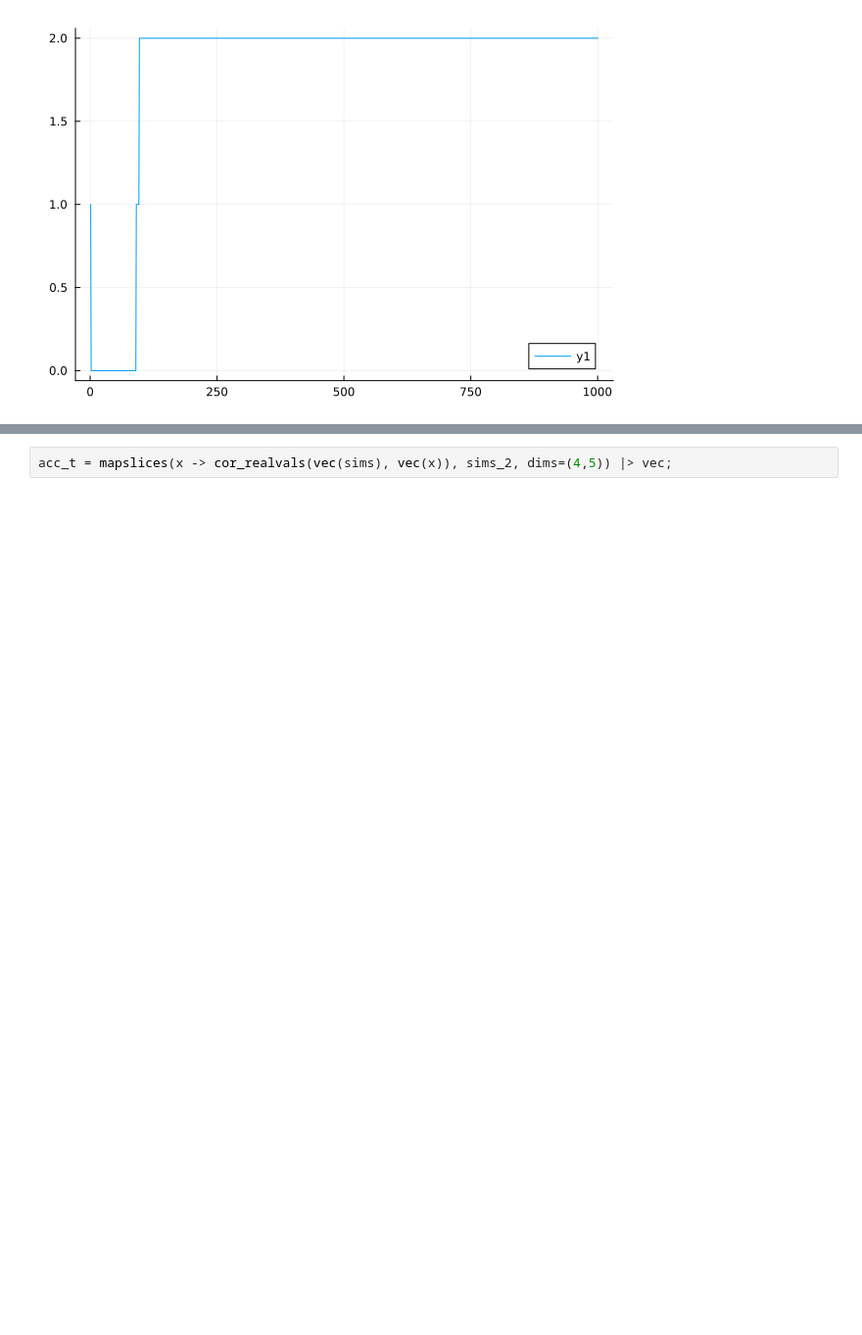
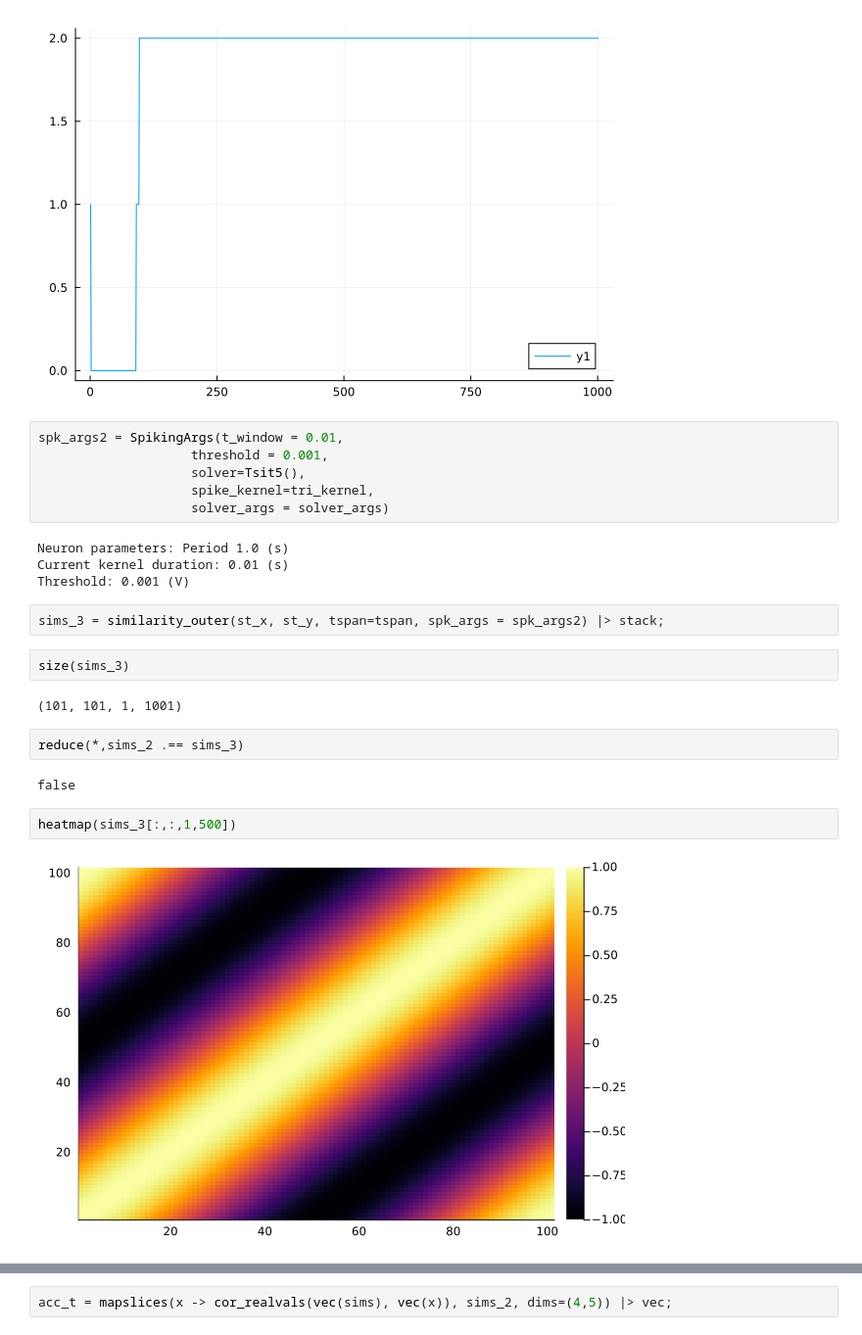
Before and after one commit to wilkieolin/PhasorNetworks.jl, a Jupyter notebook: demos/similarity.ipynb, the cells around one changed output, grey strips where cells are left out. Shown at 98% size. Cells and saved outputs as stored; diff of their text form; blank space fills up the shorter version.

```diff
--- a/demos/similarity.ipynb
+++ b/demos/similarity.ipynb
@@ -133,3 +156,27 @@ spk_chks = mapslices(x -> check_phase(x), sims_2, dims=(4,5)) |> vec
 plot(sum.(spk_chks))
 # %% [output]
 [figure]
+# %%
+spk_args2 = SpikingArgs(t_window = 0.01,
+                    threshold = 0.001,
+                    solver=Tsit5(),
+                    spike_kernel=tri_kernel,
+                    solver_args = solver_args)
+# %% [output]
+Neuron parameters: Period 1.0 (s)
+Current kernel duration: 0.01 (s)
+Threshold: 0.001 (V)
+# %%
+sims_3 = similarity_outer(st_x, st_y, tspan=tspan, spk_args = spk_args2) |> stack;
+# %%
+size(sims_3)
+# %% [output]
+(101, 101, 1, 1001)
+# %%
+reduce(*,sims_2 .== sims_3)
+# %% [output]
+false
+# %%
+heatmap(sims_3[:,:,1,500])
+# %% [output]
+[figure, added]
```
Also changed, not shown: parts of 14 cells of this notebook, 1 other file.
